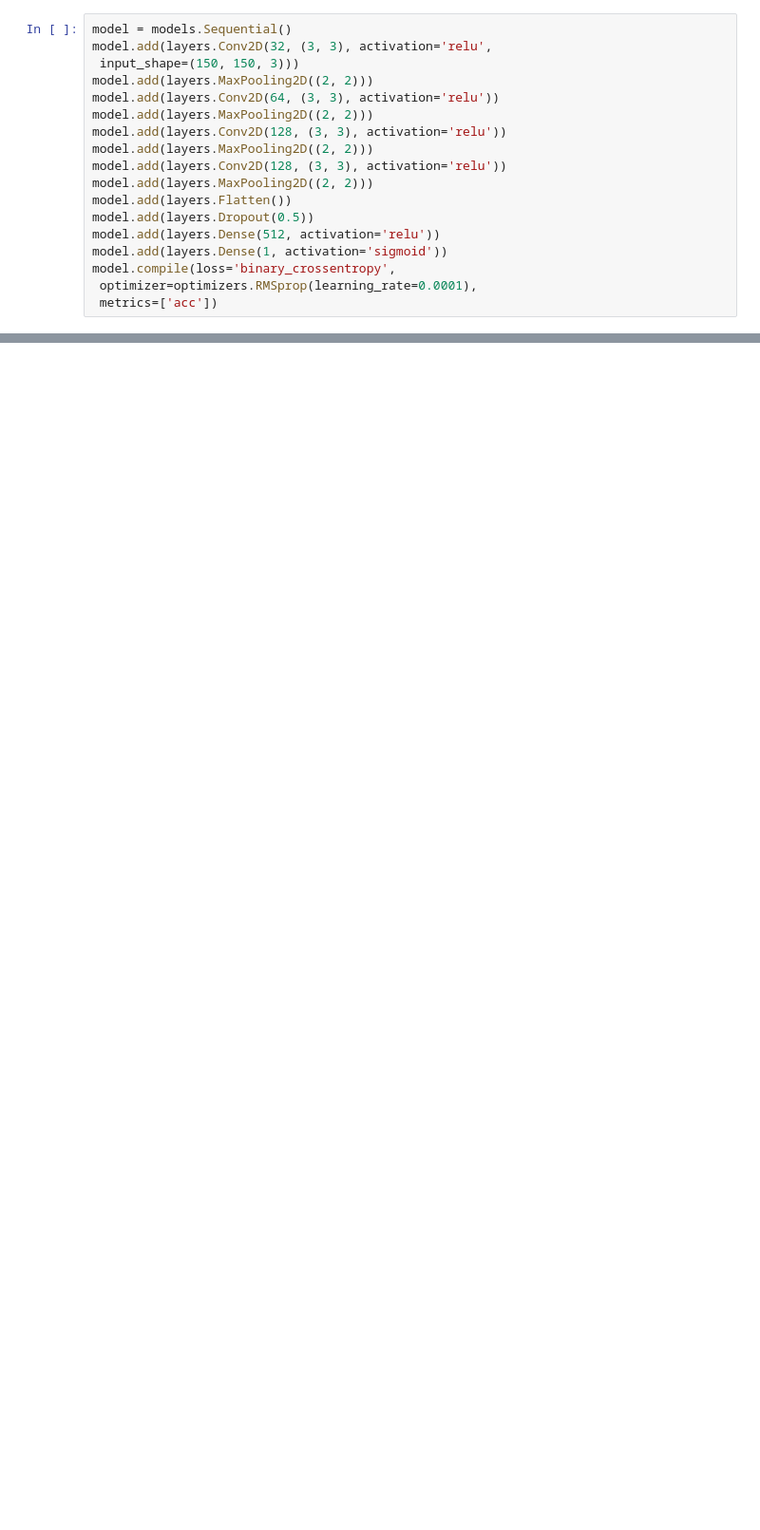
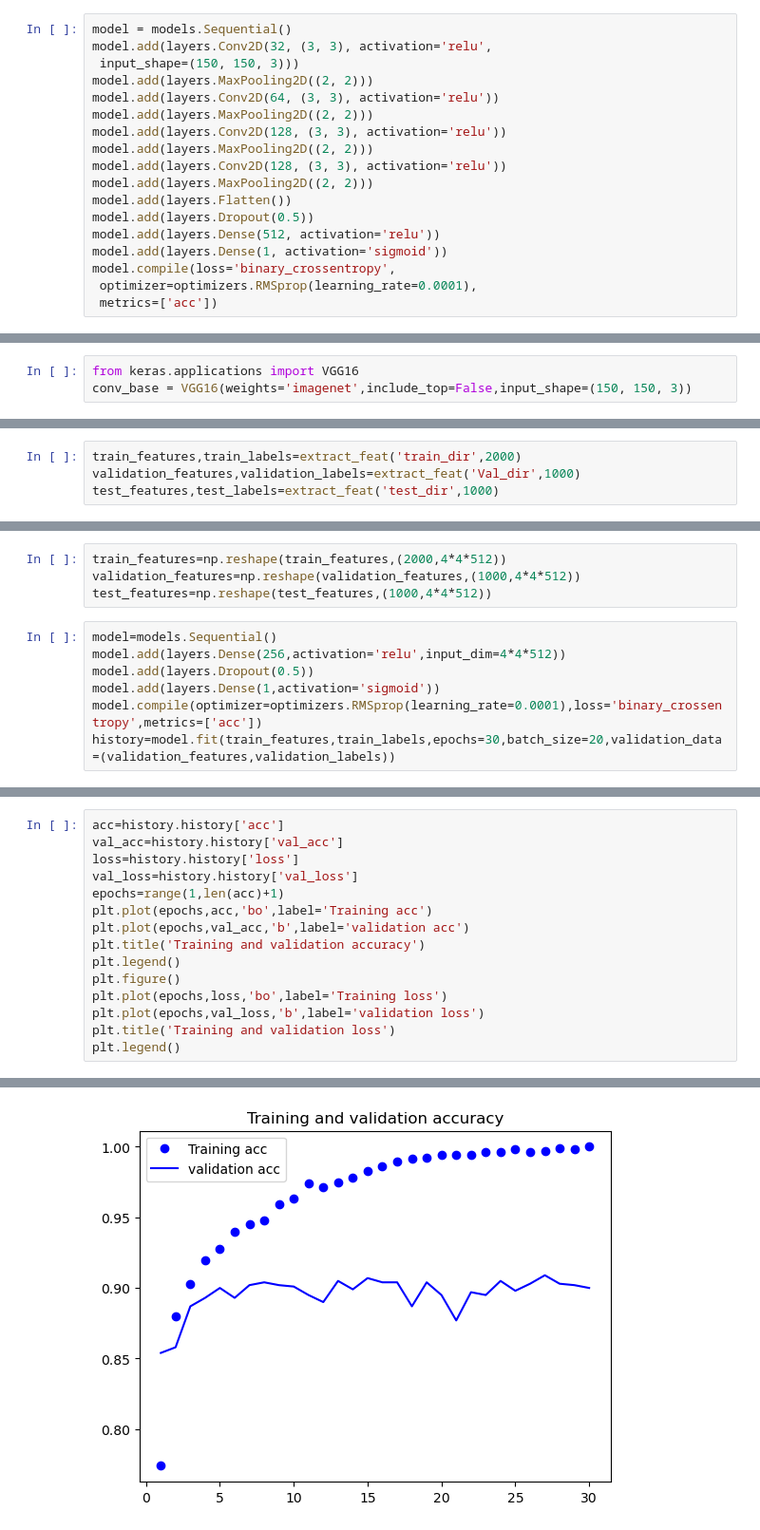
Before and after one commit to LoginovAM-ds/Projects_for_AI, a Jupyter notebook: Cat vs Dog/model.ipynb, the cells around one changed output, grey strips where cells are left out. Shown: that part at 95% size. Cells and saved outputs as stored; diff of their text form; blank space fills up the shorter version.

```diff
--- a/Cat vs Dog/model.ipynb
+++ b/Cat vs Dog/model.ipynb
@@ -186,0 +132,3 @@ KeyboardInterrupt:
+# %%
+from keras.applications import VGG16
+conv_base = VGG16(weights='imagenet',include_top=False,input_shape=(150, 150, 3))
@@ -186,0 +157,4 @@ KeyboardInterrupt:
+# %%
+train_features,train_labels=extract_feat('train_dir',2000)
+validation_features,validation_labels=extract_feat('Val_dir',1000)
+test_features,test_labels=extract_feat('test_dir',1000)
@@ -186,0 +179,11 @@ KeyboardInterrupt:
+# %%
+train_features=np.reshape(train_features,(2000,4*4*512))
+validation_features=np.reshape(validation_features,(1000,4*4*512))
+test_features=np.reshape(test_features,(1000,4*4*512))
+# %%
+model=models.Sequential()
+model.add(layers.Dense(256,activation='relu',input_dim=4*4*512))
+model.add(layers.Dropout(0.5))
+model.add(layers.Dense(1,activation='sigmoid'))
+model.compile(optimizer=optimizers.RMSprop(learning_rate=0.0001),loss='binary_crossentropy',metrics=['acc'])
+history=model.fit(train_features,train_labels,epochs=30,batch_size=20,validation_data=(validation_features,validation_labels))
@@ -186,0 +208,16 @@ KeyboardInterrupt:
+# %%
+acc=history.history['acc']
+val_acc=history.history['val_acc']
+loss=history.history['loss']
+val_loss=history.history['val_loss']
+epochs=range(1,len(acc)+1)
+plt.plot(epochs,acc,'bo',label='Training acc')
+plt.plot(epochs,val_acc,'b',label='validation acc')
+plt.title('Training and validation accuracy')
+plt.legend()
+plt.figure()
+plt.plot(epochs,loss,'bo',label='Training loss')
+plt.plot(epochs,val_loss,'b',label='validation loss')
+plt.title('Training and validation loss')
+plt.legend()
+# %% [output]
@@ -186,0 +225 @@ KeyboardInterrupt:
+[figure, added]
```
Also changed, not shown: parts of 10 cells of this notebook.
